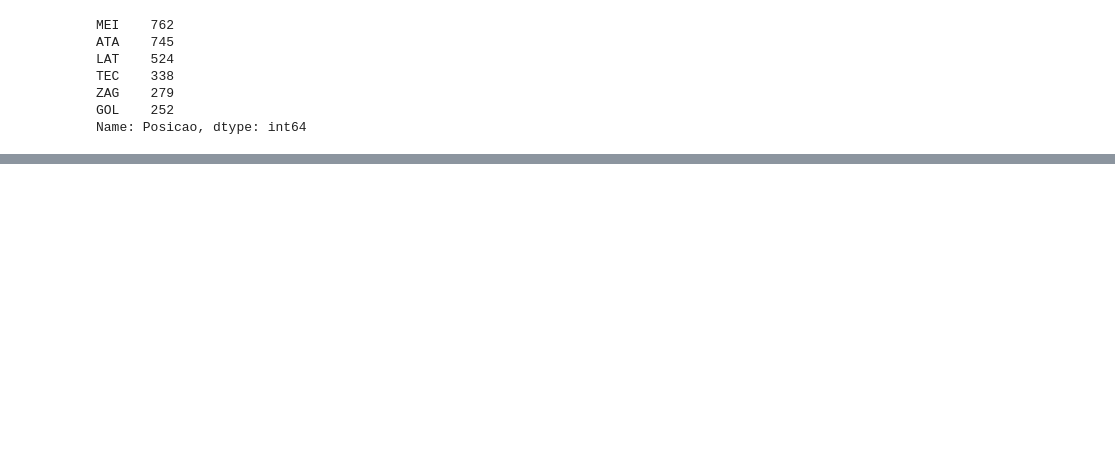
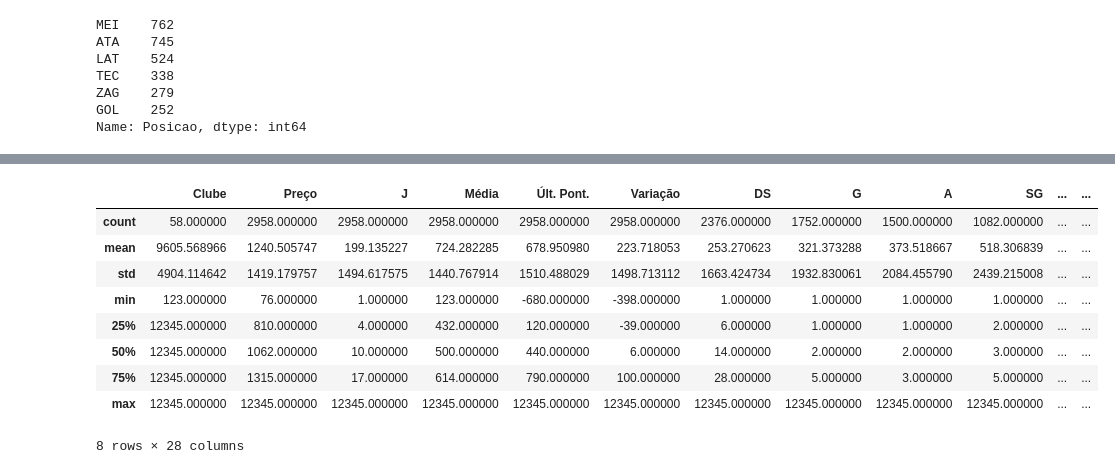
Before and after one commit to carlooshh/handson-cartola-ml, a Jupyter notebook: cartola-ml.ipynb, the cells around one changed output, grey strips where cells are left out. Drawn from its saved outputs; the diff is of its cells as text; code cells hidden in the pictures; blank space fills up the shorter version.

```diff
--- a/cartola-ml.ipynb
+++ b/cartola-ml.ipynb
@@ -194,0 +176,13 @@ memory usage: 716.5+ KB
+# %%
+data.describe()
+# %% [output]
+|  | Clube | Preço | J | Média | Últ. Pont. | Variação | DS | G | A | SG | ... | ... |
+| count | 58.000000 | 2958.000000 | 2958.000000 | 2958.000000 | 2958.000000 | 2958.000000 | 2376.000000 | 1752.000000 | 1500.000000 | 1082.000000 | ... | ... |
+| mean | 9605.568966 | 1240.505747 | 199.135227 | 724.282285 | 678.950980 | 223.718053 | 253.270623 | 321.373288 | 373.518667 | 518.306839 | ... | ... |
+| std | 4904.114642 | 1419.179757 | 1494.617575 | 1440.767914 | 1510.488029 | 1498.713112 | 1663.424734 | 1932.830061 | 2084.455790 | 2439.215008 | ... | ... |
+| min | 123.000000 | 76.000000 | 1.000000 | 123.000000 | -680.000000 | -398.000000 | 1.000000 | 1.000000 | 1.000000 | 1.000000 | ... | ... |
+| 25% | 12345.000000 | 810.000000 | 4.000000 | 432.000000 | 120.000000 | -39.000000 | 6.000000 | 1.000000 | 1.000000 | 2.000000 | ... | ... |
+| 50% | 12345.000000 | 1062.000000 | 10.000000 | 500.000000 | 440.000000 | 6.000000 | 14.000000 | 2.000000 | 2.000000 | 3.000000 | ... | ... |
+| 75% | 12345.000000 | 1315.000000 | 17.000000 | 614.000000 | 790.000000 | 100.000000 | 28.000000 | 5.000000 | 3.000000 | 5.000000 | ... | ... |
+| max | 12345.000000 | 12345.000000 | 12345.000000 | 12345.000000 | 12345.000000 | 12345.000000 | 12345.000000 | 12345.000000 | 12345.000000 | 12345.000000 | ... | ... |
+8 rows × 28 columns
```
Also changed, not shown: parts of 7 cells of this notebook, 1 other file.
